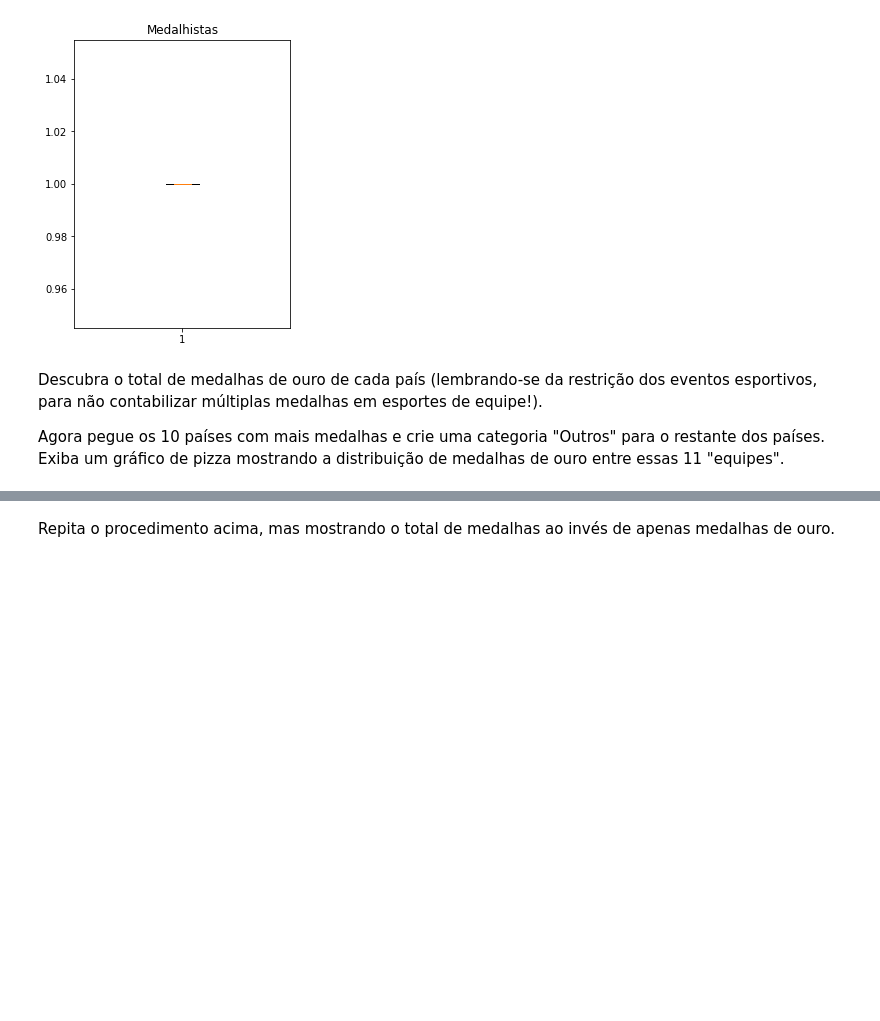
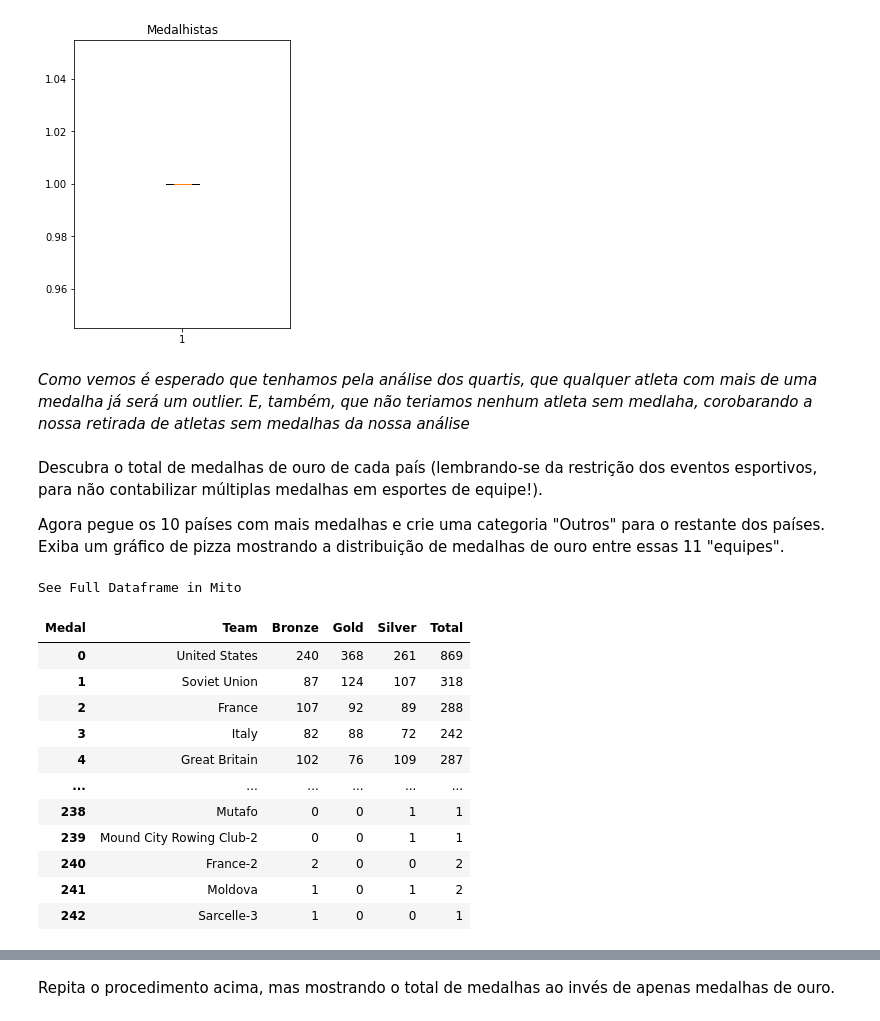
Before and after one commit to VictorBTaveira/Projeto-DataViz, a Jupyter notebook: Projeto_Dataviz.ipynb, the cells around one changed output, grey strips where cells are left out. Cells and saved outputs as stored; diff of their text form; code cells hidden in the pictures; blank space fills up the shorter version.

```diff
--- a/Projeto_Dataviz.ipynb
+++ b/Projeto_Dataviz.ipynb
@@ -573,7 +562,52 @@ axes.boxplot(df_box['Medal'], notch = True, showfliers=False)
  'fliers': [],
  'means': []}
 [figure]
+# %% [markdown]
+*Como vemos é esperado que tenhamos pela análise dos quartis, que qualquer atleta com mais de uma medalha já será um outlier. E, também, que não teriamos nenhum atleta sem medlaha, corobarando a nossa retirada  de atletas sem medalhas da nossa análise*
 # %% [markdown]
 Descubra o total de medalhas de ouro de cada país (lembrando-se da restrição dos eventos esportivos, para não contabilizar múltiplas medalhas em esportes de equipe!).
 
 Agora pegue os 10 países com mais medalhas e crie uma categoria "Outros" para o restante dos países. Exiba um gráfico de pizza mostrando a distribuição de medalhas de ouro entre essas 11 "equipes".
+# %%
+df_countries = df_verao_win.drop_duplicates(subset =['Year','Event','Season'], ignore_index = True)
+
+
+#medalhas = pd.get_dummies(df_countries, columns = ['Medal']).rename(columns = {
+#    'Medal_Bronze':'Bronze',
+#    'Medal_Silver' : 'Silver',
+#    'Medal_Gold' : 'Gold'})
+
+
+"""
+O dataframe df_countries pega todas as medalhas ganha pelos países, excluidos os casos reptidos dos
+esportes coletivos. O dataframe meldalhas serve para correlacionar os países com as medalhas ganhadas
+por cada discriminado por tipo.
+
+
+"""
+medalhas = pd.crosstab(index = df_countries['Team'],
+            columns = df_countries['Medal']).reset_index(drop = False)
+
+medalhas.sort_values(by = 'Gold', ascending = False, inplace = True)
+medalhas.reset_index(drop = True, inplace = True)
+"""
+O dataframe ranking pega os dez primeiros paises ganhadores de ouro e depois recebe na última linha
+o somatório dos outros países/times dos resultados
+"""
+medalhas['Total'] = medalhas['Bronze']+medalhas['Silver']+medalhas['Gold']
+
+display(medalhas)
+# %% [output]
+See Full Dataframe in Mito
+| Medal | Team | Bronze | Gold | Silver | Total |
+| 0 | United States | 240 | 368 | 261 | 869 |
+| 1 | Soviet Union | 87 | 124 | 107 | 318 |
+| 2 | France | 107 | 92 | 89 | 288 |
+| 3 | Italy | 82 | 88 | 72 | 242 |
+| 4 | Great Britain | 102 | 76 | 109 | 287 |
+| ... | ... | ... | ... | ... | ... |
+| 238 | Mutafo | 0 | 0 | 1 | 1 |
+| 239 | Mound City Rowing Club-2 | 0 | 0 | 1 | 1 |
+| 240 | France-2 | 2 | 0 | 0 | 2 |
+| 241 | Moldova | 1 | 0 | 1 | 2 |
+| 242 | Sarcelle-3 | 1 | 0 | 0 | 1 |
```
Also changed, not shown: parts of 8 cells of this notebook.
